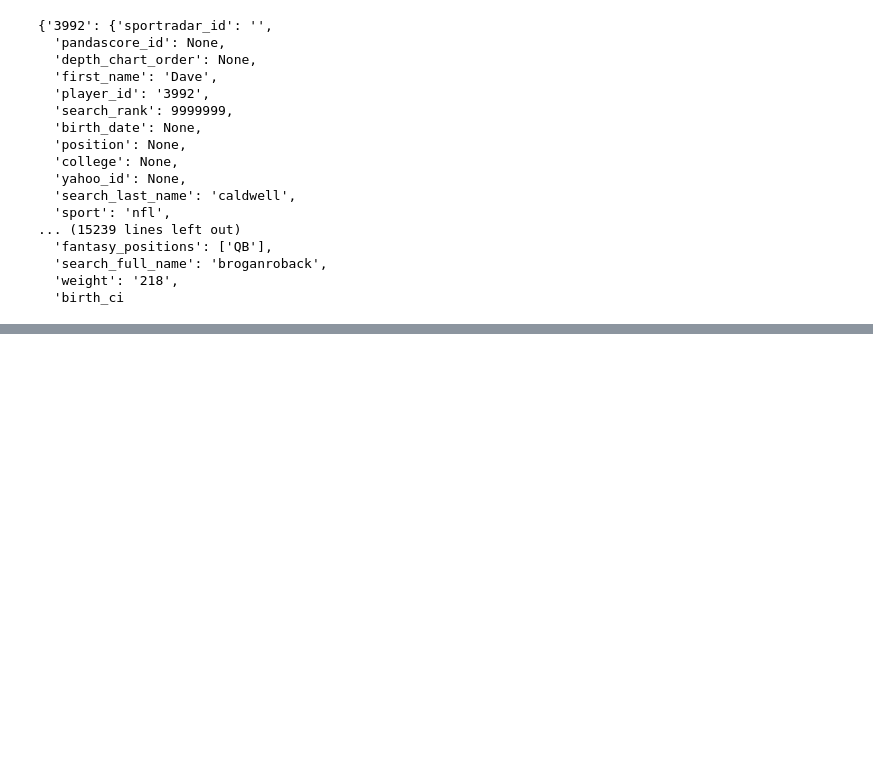
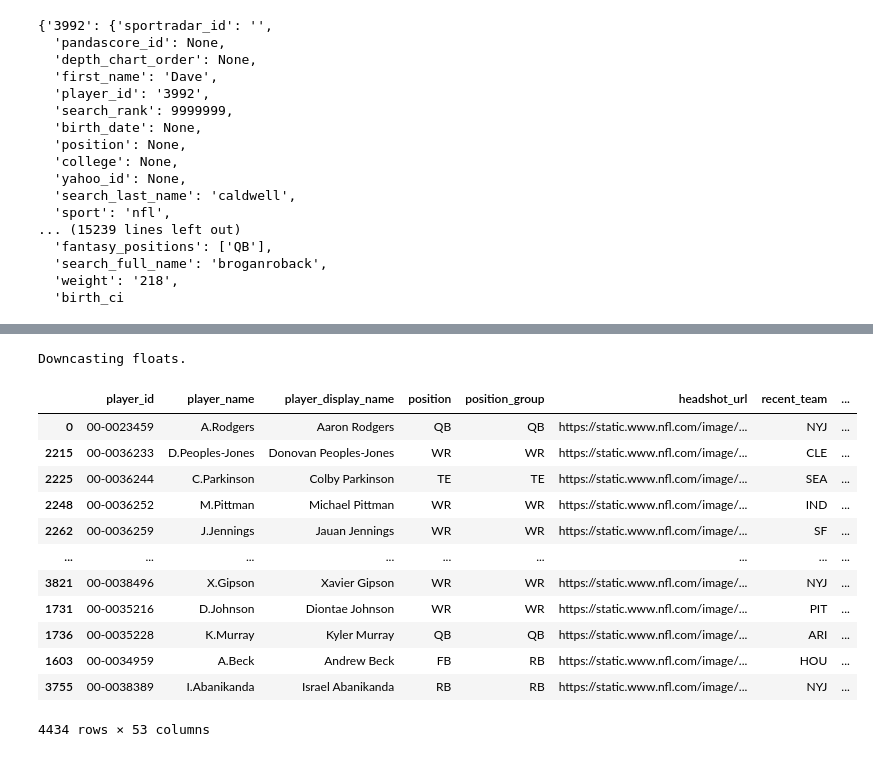
Before and after one commit to kanoacook/glizzies, a Jupyter notebook: Untitled.ipynb, the cells around one changed output, grey strips where cells are left out. Saved outputs shown, nothing was run; the diff lists cells and outputs as text; code cells hidden in the pictures; blank space fills up the shorter version.

```diff
--- a/Untitled.ipynb
+++ b/Untitled.ipynb
@@ -47,0 +57,19 @@ hi
+# %%
+import nfl_data_py as nfl
+df = nfl.import_weekly_data([2023]).sort_values('week')
+df
+# %% [output]
+Downcasting floats.
+|  | player_id | player_name | player_display_name | position | position_group | headshot_url | recent_team | ... |
+| 0 | 00-0023459 | A.Rodgers | Aaron Rodgers | QB | QB | https://static.www.nfl.com/image/... | NYJ | ... |
+| 2215 | 00-0036233 | D.Peoples-Jones | Donovan Peoples-Jones | WR | WR | https://static.www.nfl.com/image/... | CLE | ... |
+| 2225 | 00-0036244 | C.Parkinson | Colby Parkinson | TE | TE | https://static.www.nfl.com/image/... | SEA | ... |
+| 2248 | 00-0036252 | M.Pittman | Michael Pittman | WR | WR | https://static.www.nfl.com/image/... | IND | ... |
+| 2262 | 00-0036259 | J.Jennings | Jauan Jennings | WR | WR | https://static.www.nfl.com/image/... | SF | ... |
+| ... | ... | ... | ... | ... | ... | ... | ... | ... |
+| 3821 | 00-0038496 | X.Gipson | Xavier Gipson | WR | WR | https://static.www.nfl.com/image/... | NYJ | ... |
+| 1731 | 00-0035216 | D.Johnson | Diontae Johnson | WR | WR | https://static.www.nfl.com/image/... | PIT | ... |
+| 1736 | 00-0035228 | K.Murray | Kyler Murray | QB | QB | https://static.www.nfl.com/image/... | ARI | ... |
+| 1603 | 00-0034959 | A.Beck | Andrew Beck | FB | RB | https://static.www.nfl.com/image/... | HOU | ... |
+| 3755 | 00-0038389 | I.Abanikanda | Israel Abanikanda | RB | RB | https://static.www.nfl.com/image/... | NYJ | ... |
+4434 rows × 53 columns
```
Also changed, not shown: parts of 6 cells of this notebook, 2 other files.
